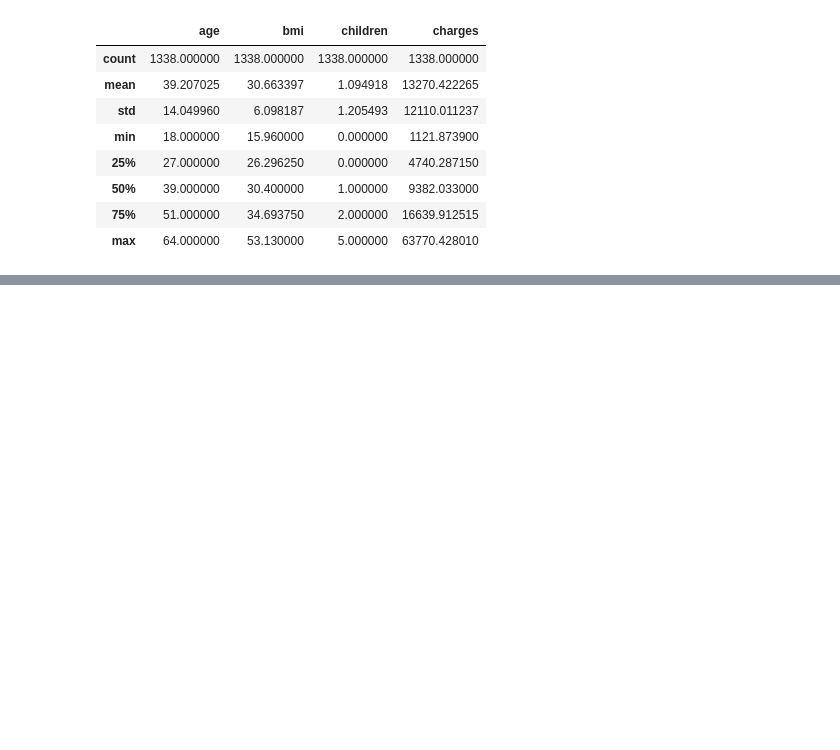
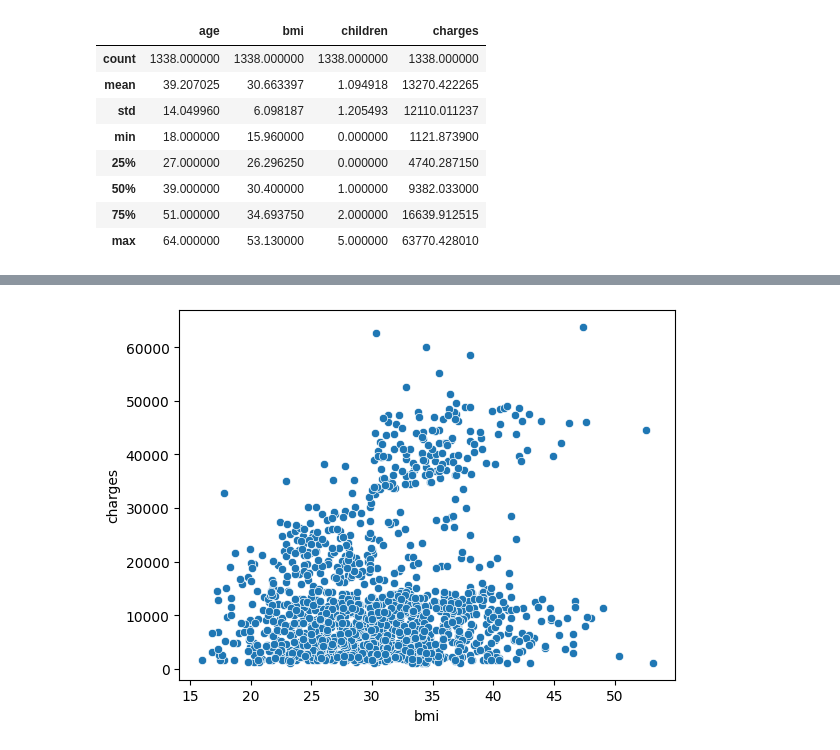
Before and after one commit to alishbah1589/DataScience-Internship, a Jupyter notebook: Task_4_Insurance_Claim_Prediction/insurance_claim_prediction.ipynb, the cells around one changed output, grey strips where cells are left out. Saved outputs shown, nothing was run; the diff lists cells and outputs as text; code cells hidden in the pictures; blank space fills up the shorter version.

```diff
--- a/Task_4_Insurance_Claim_Prediction/insurance_claim_prediction.ipynb
+++ b/Task_4_Insurance_Claim_Prediction/insurance_claim_prediction.ipynb
@@ -70,0 +76,5 @@ df['region'] = le.fit_transform(df['region'])
+# %%
+sns.scatterplot(data=df, x='bmi', y='charges')
+plt.show()
+# %% [output]
+[figure, added]
```
Also changed, not shown: parts of 8 cells of this notebook, 13 other files.
